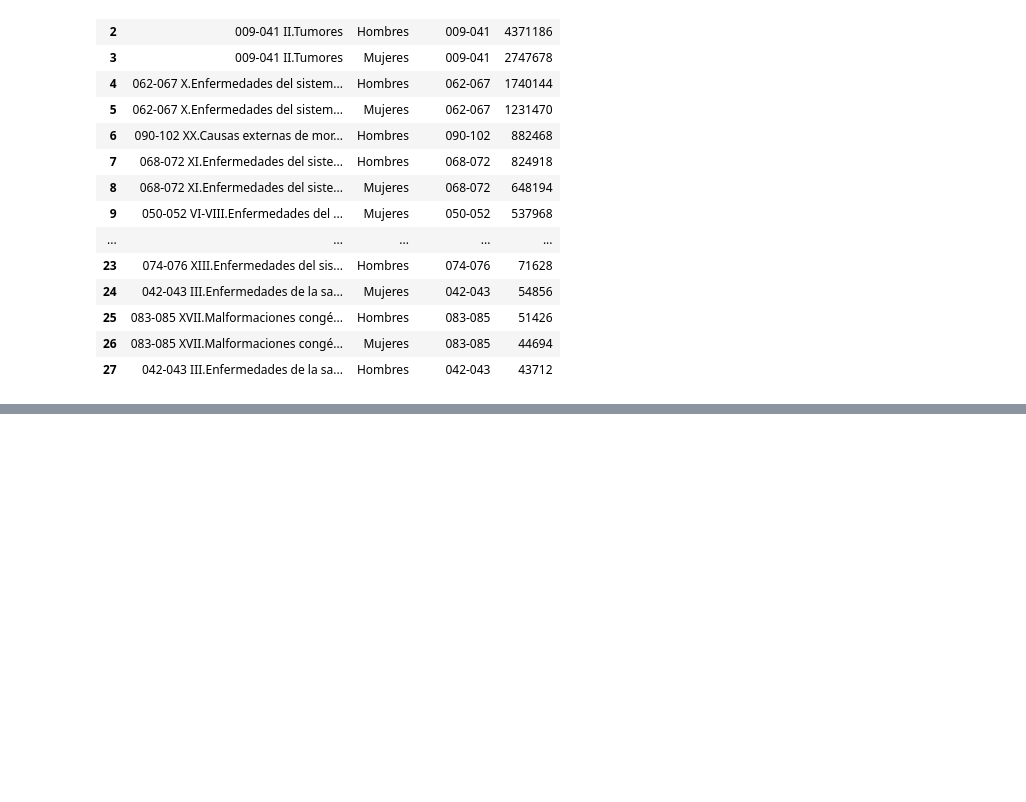
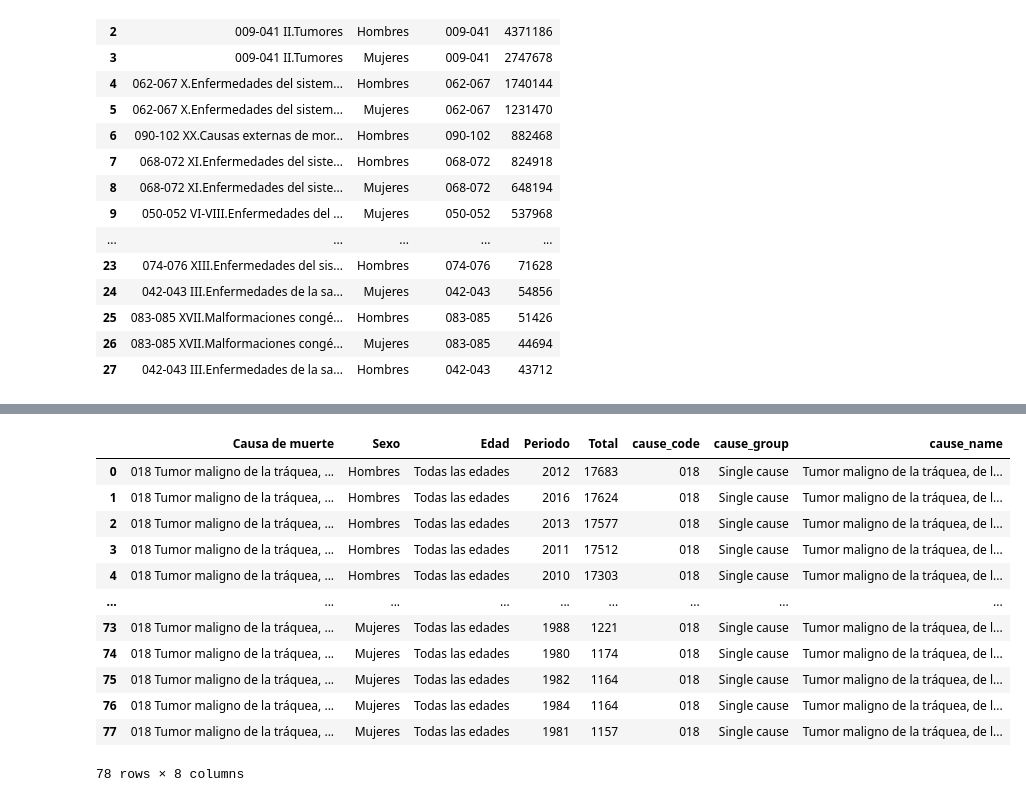
Before and after one commit to silviluliuma/deadly_viz_challenge, a Jupyter notebook: notebooks/deadly_viz_challenge.ipynb, the cells around one changed output, grey strips where cells are left out. Saved outputs shown, nothing was run; the diff lists cells and outputs as text; code cells hidden in the pictures; blank space fills up the shorter version.

```diff
--- a/notebooks/deadly_viz_challenge.ipynb
+++ b/notebooks/deadly_viz_challenge.ipynb
@@ -479,0 +616,21 @@ fig
+# %%
+#Ahora voy a analizar la evolución de este tipo de tumor a lo largo de los años.
+
+tumor_traquea = mod.row_filter(deaths, "Sexo", ["Hombres", "Mujeres"])
+tumor_traquea = mod.row_filter(tumor_traquea, "cause_name", ["Tumor maligno de la tráquea, de los bronquios y del pulmón"])
+tumor_traquea = mod.row_filter(tumor_traquea, "Edad", ["Todas las edades"])
+tumor_traquea
+# %% [output]
+|  | Causa de muerte | Sexo | Edad | Periodo | Total | cause_code | cause_group | cause_name |
+| 0 | 018 Tumor maligno de la tráquea, ... | Hombres | Todas las edades | 2012 | 17683 | 018 | Single cause | Tumor maligno de la tráquea, de l... |
+| 1 | 018 Tumor maligno de la tráquea, ... | Hombres | Todas las edades | 2016 | 17624 | 018 | Single cause | Tumor maligno de la tráquea, de l... |
+| 2 | 018 Tumor maligno de la tráquea, ... | Hombres | Todas las edades | 2013 | 17577 | 018 | Single cause | Tumor maligno de la tráquea, de l... |
+| 3 | 018 Tumor maligno de la tráquea, ... | Hombres | Todas las edades | 2011 | 17512 | 018 | Single cause | Tumor maligno de la tráquea, de l... |
+| 4 | 018 Tumor maligno de la tráquea, ... | Hombres | Todas las edades | 2010 | 17303 | 018 | Single cause | Tumor maligno de la tráquea, de l... |
+| ... | ... | ... | ... | ... | ... | ... | ... | ... |
+| 73 | 018 Tumor maligno de la tráquea, ... | Mujeres | Todas las edades | 1988 | 1221 | 018 | Single cause | Tumor maligno de la tráquea, de l... |
+| 74 | 018 Tumor maligno de la tráquea, ... | Mujeres | Todas las edades | 1980 | 1174 | 018 | Single cause | Tumor maligno de la tráquea, de l... |
+| 75 | 018 Tumor maligno de la tráquea, ... | Mujeres | Todas las edades | 1982 | 1164 | 018 | Single cause | Tumor maligno de la tráquea, de l... |
+| 76 | 018 Tumor maligno de la tráquea, ... | Mujeres | Todas las edades | 1984 | 1164 | 018 | Single cause | Tumor maligno de la tráquea, de l... |
+| 77 | 018 Tumor maligno de la tráquea, ... | Mujeres | Todas las edades | 1981 | 1157 | 018 | Single cause | Tumor maligno de la tráquea, de l... |
+78 rows × 8 columns
```
Also changed, not shown: parts of 9 cells of this notebook.
